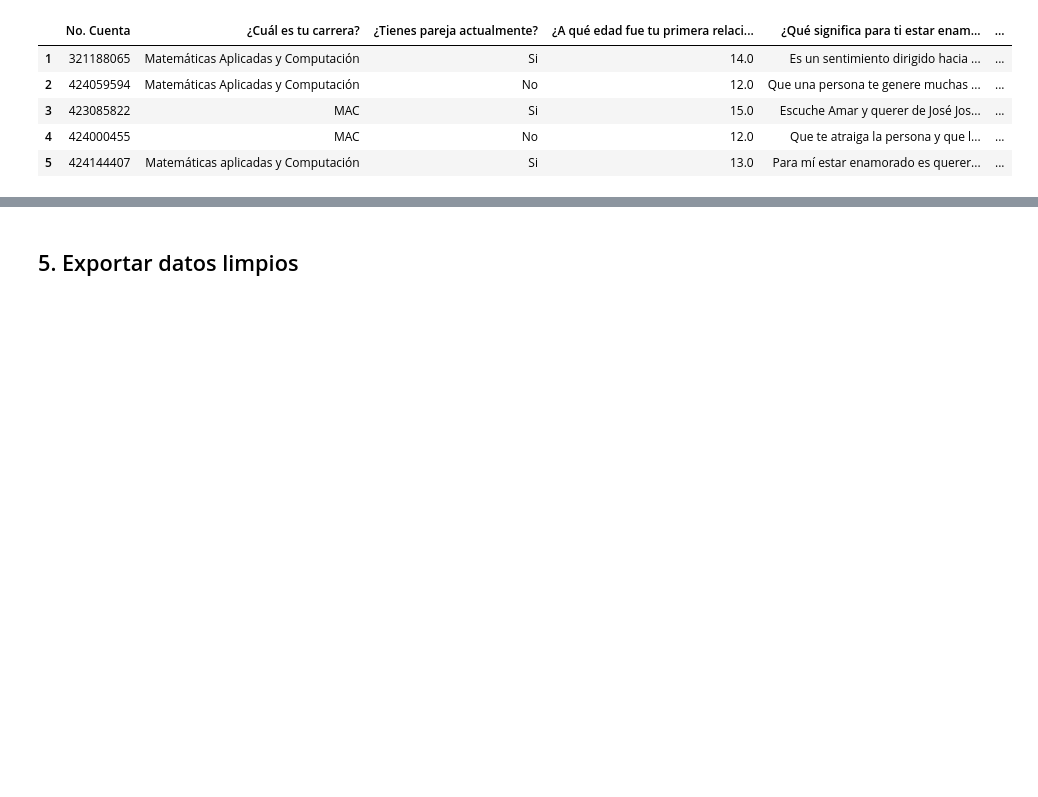
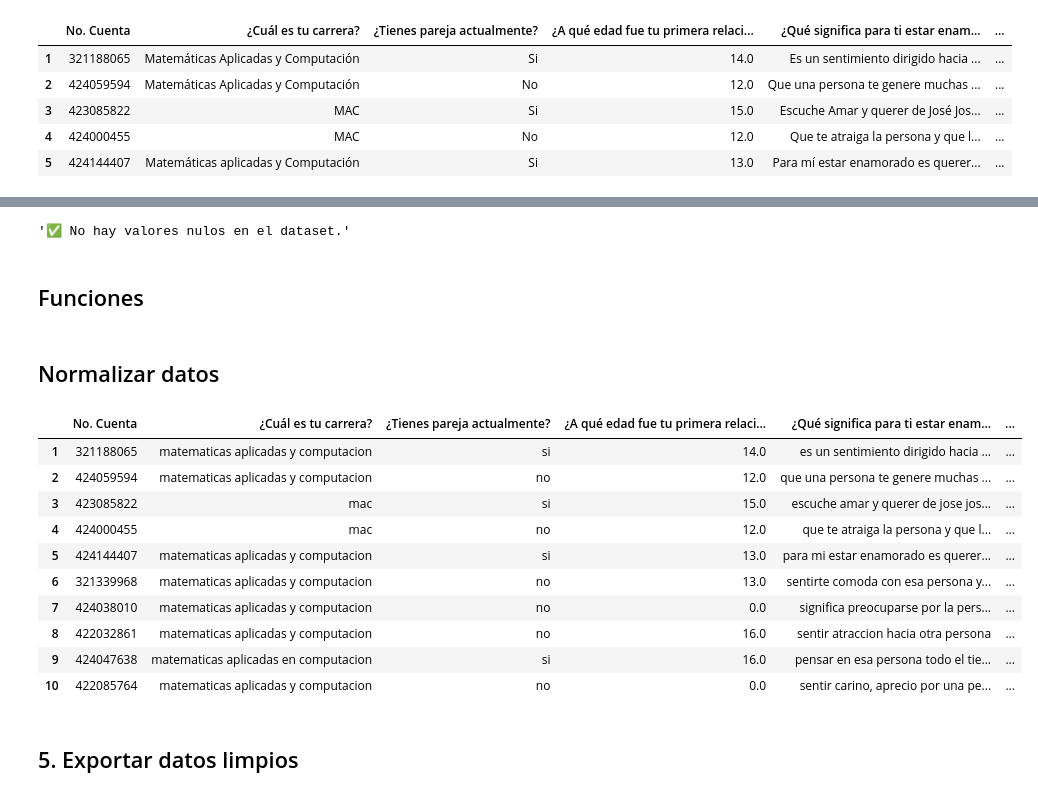
Before and after one commit to Acatlan-SI/LimpiezaData, a Jupyter notebook: notebooks/01_limpieza_datos.ipynb, the cells around one changed output, grey strips where cells are left out. Saved outputs shown, nothing was run; the diff lists cells and outputs as text; code cells hidden in the pictures; blank space fills up the shorter version.

Commit message:
Normalización de datos

```diff
--- a/notebooks/01_limpieza_datos.ipynb
+++ b/notebooks/01_limpieza_datos.ipynb
@@ -117,3 +151,56 @@ df = df.drop(columns=[df.columns[1], df.columns[3]])
+# %%
+nulos = df.isnull().sum()
+display(nulos[nulos > 0] if nulos.sum() > 0 else "✅ No hay valores nulos en el dataset.")
+# %% [output]
+'✅ No hay valores nulos en el dataset.'
+# %% [markdown]
+## Funciones
+# %%
+def normalizar_texto(serie):
+    # Convertir a string y minúsculas
+    s = serie.astype(str).str.lower()
+
+    # Quitar acentos y diéresis
+    s = s.str.replace('á', 'a', regex=False)\
+           .str.replace('é', 'e', regex=False)\
+           .str.replace('í', 'i', regex=False)\
+           .str.replace('ó', 'o', regex=False)\
+           .str.replace('ú', 'u', regex=False)\
+           .str.replace('ü', 'u', regex=False)\
+           .str.replace('ñ', 'n', regex=False)
+
+    # Quitar puntos
+    s = s.str.replace(r'\.', '', regex=True)
+
+    # Reemplazar múltiples espacios por uno solo y quitar espacios al inicio/final
+    s = s.str.replace(r'\s+', ' ', regex=True).str.strip()
+
+    # Si el valor era originalmente un NaN, devolverlo como NaN real
+    s = s.replace(['nan', 'nat', 'none'], pd.NA)
+    return s
+# %% [markdown]
+## Normalizar datos
+# %%
+# Obtener los nombres de las columnas a procesar (todas excepto la 0 y la 3)
+cols_a_normalizar = [col for i, col in enumerate(df.columns) if i not in [0, 3]]
+
+for col in cols_a_normalizar:
+    if df[col].dtype == 'str':
+        df[col] = normalizar_texto(df[col])
+
+display(df.head(10))
+# %% [output]
+|  | No. Cuenta | ¿Cuál es tu carrera? | ¿Tienes pareja actualmente? | ¿A qué edad fue tu primera relaci... | ¿Qué significa para ti estar enam... | ... |
+| 1 | 321188065 | matematicas aplicadas y computacion | si | 14.0 | es un sentimiento dirigido hacia ... | ... |
+| 2 | 424059594 | matematicas aplicadas y computacion | no | 12.0 | que una persona te genere muchas ... | ... |
+| 3 | 423085822 | mac | si | 15.0 | escuche amar y querer de jose jos... | ... |
+| 4 | 424000455 | mac | no | 12.0 | que te atraiga la persona y que l... | ... |
+| 5 | 424144407 | matematicas aplicadas y computacion | si | 13.0 | para mi estar enamorado es querer... | ... |
+| 6 | 321339968 | matematicas aplicadas y computacion | no | 13.0 | sentirte comoda con esa persona y... | ... |
+| 7 | 424038010 | matematicas aplicadas y computacion | no | 0.0 | significa preocuparse por la pers... | ... |
+| 8 | 422032861 | matematicas aplicadas y computacion | no | 16.0 | sentir atraccion hacia otra persona | ... |
+| 9 | 424047638 | matematicas aplicadas en computacion | si | 16.0 | pensar en esa persona todo el tie... | ... |
+| 10 | 422085764 | matematicas aplicadas y computacion | no | 0.0 | sentir carino, aprecio por una pe... | ... |
 # %% [markdown]
 ## 5. Exportar datos limpios
 # %%
```
Also changed, not shown: parts of 1 cell of this notebook.
